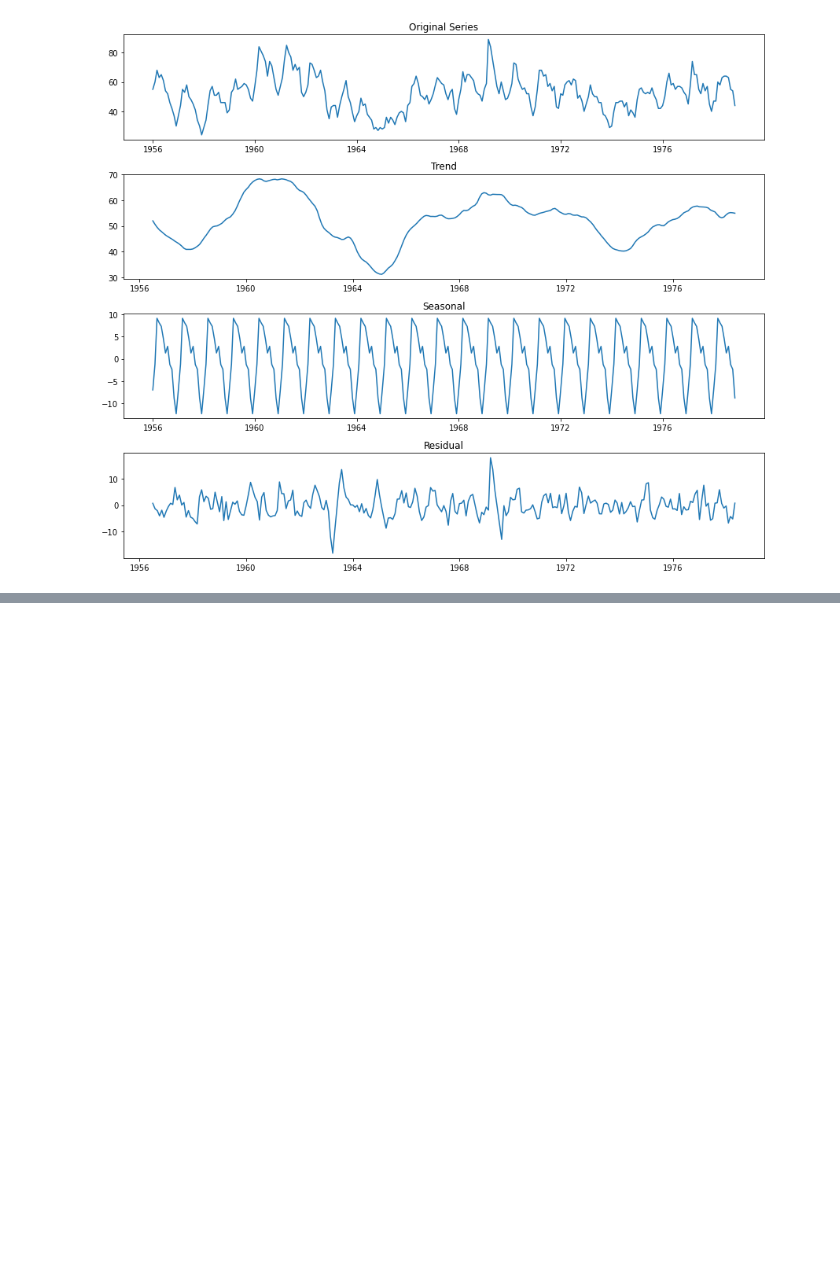
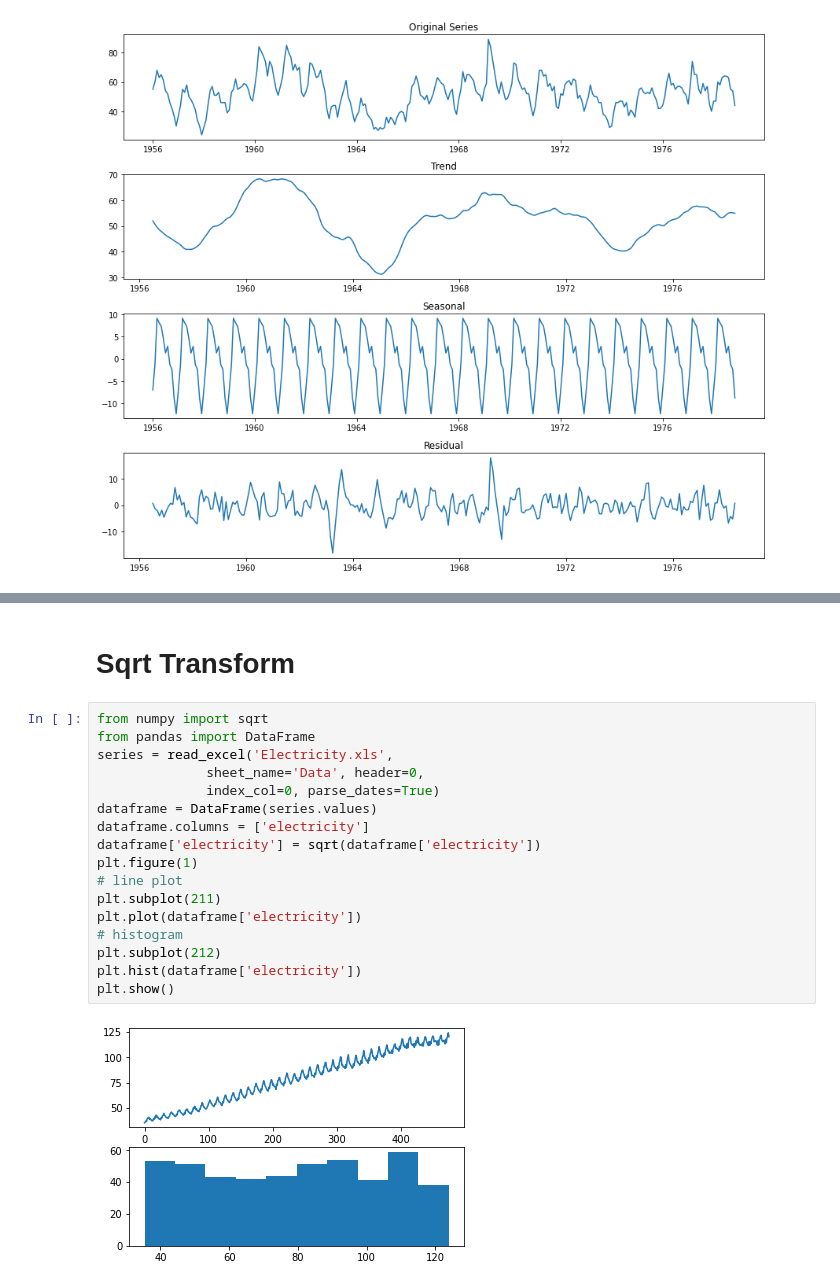
Before and after one commit to shahidzk1/Numerical_analysis, a Jupyter notebook: week8/Week8.ipynb, the cells around one changed output, grey strips where cells are left out. Saved outputs shown, nothing was run; the diff lists cells and outputs as text; blank space fills up the shorter version.

```diff
--- a/week8/Week8.ipynb
+++ b/week8/Week8.ipynb
@@ -148,0 +180,21 @@ plt.show()
+# %% [markdown]
+# Sqrt Transform
+# %%
+from numpy import sqrt
+from pandas import DataFrame
+series = read_excel('Electricity.xls',
+              sheet_name='Data', header=0,
+              index_col=0, parse_dates=True)
+dataframe = DataFrame(series.values)
+dataframe.columns = ['electricity']
+dataframe['electricity'] = sqrt(dataframe['electricity'])
+plt.figure(1)
+# line plot
+plt.subplot(211)
+plt.plot(dataframe['electricity'])
+# histogram
+plt.subplot(212)
+plt.hist(dataframe['electricity'])
+plt.show()
+# %% [output]
+[figure, added]
```
Also changed, not shown: parts of 4 cells of this notebook.
